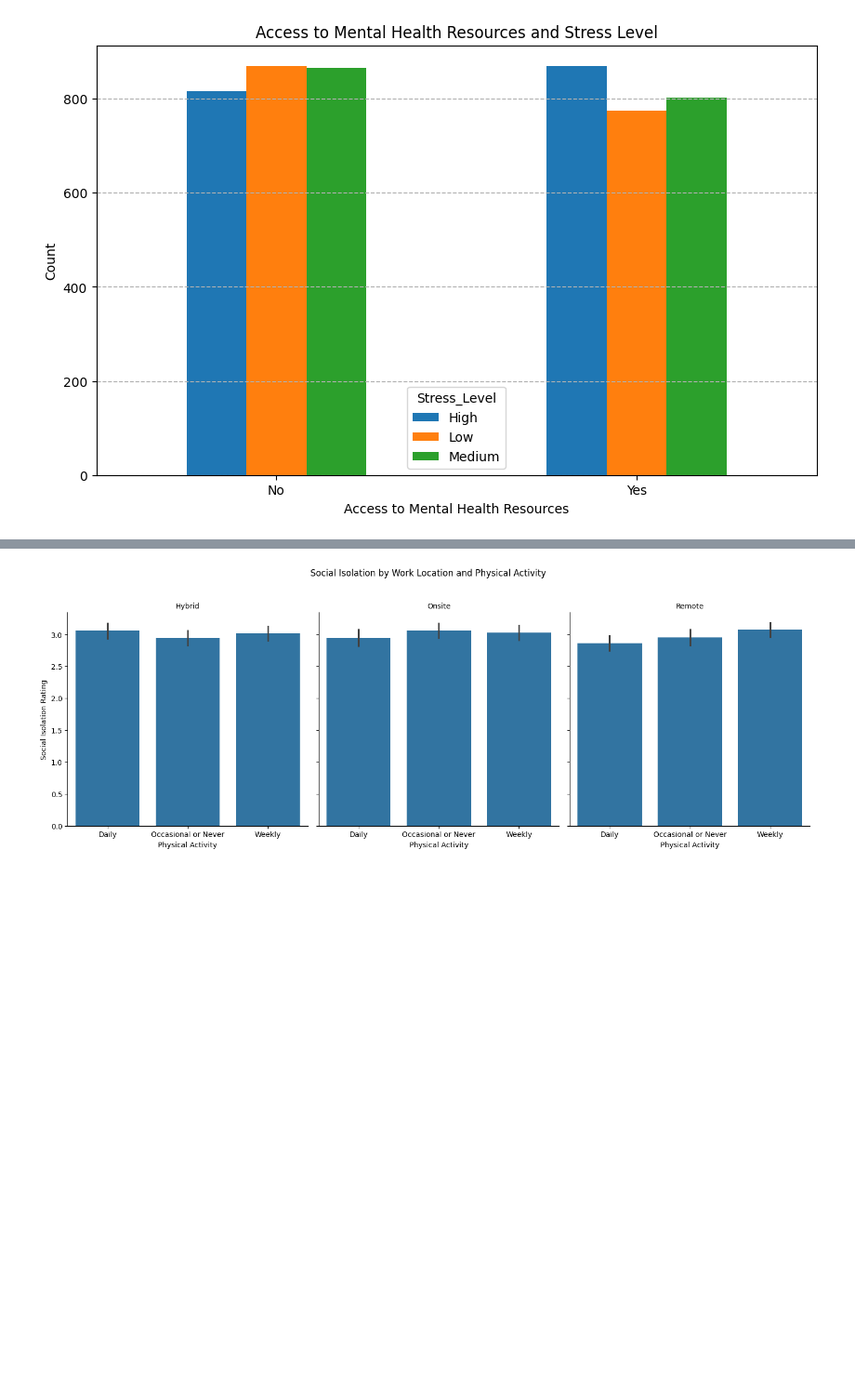
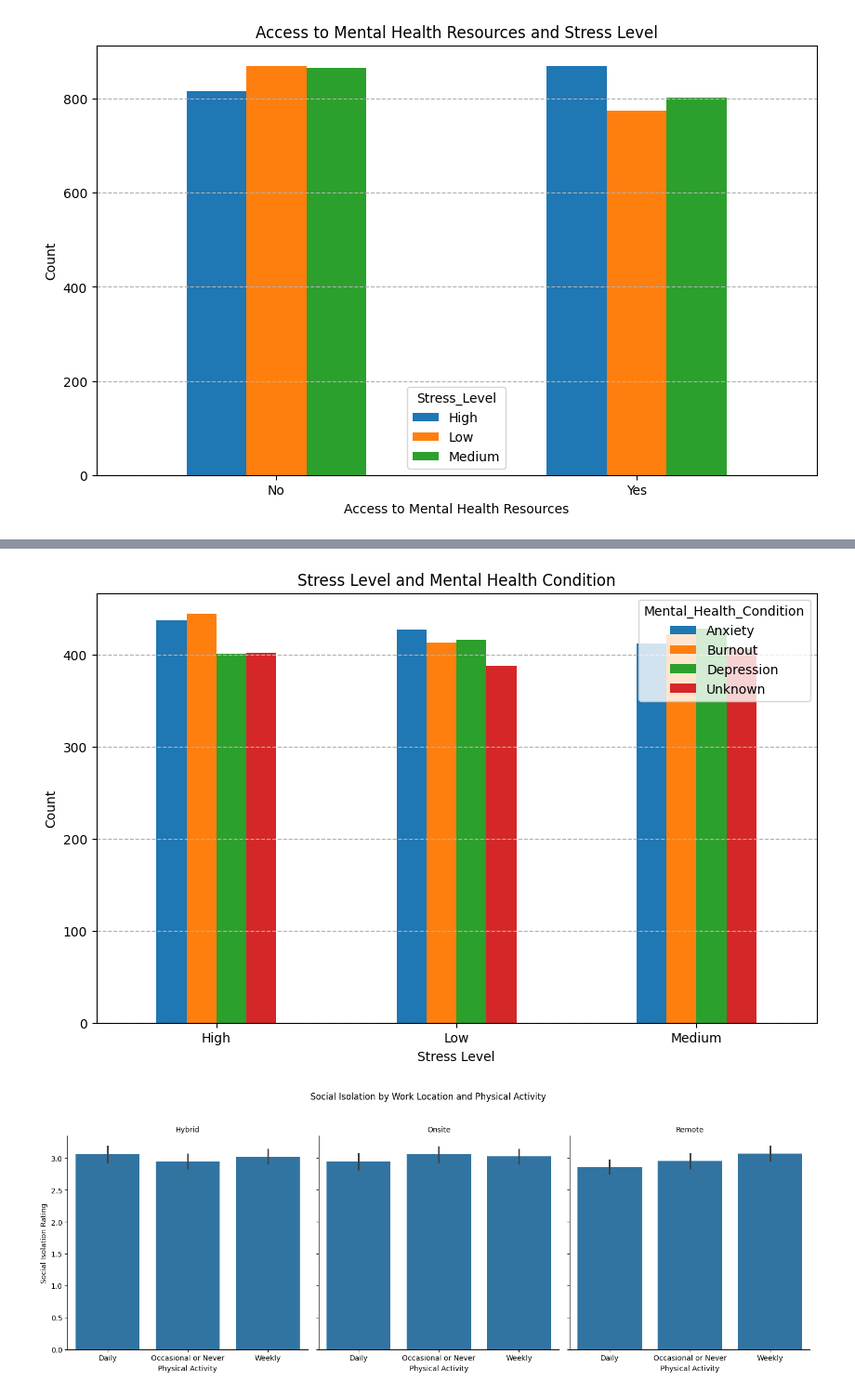
Before and after one commit to sibashisks/DataDrivenAnalysis_For_RemoteWork_And_MentalHealth, a Jupyter notebook: 03-EDA.ipynb, the cells around one changed output, grey strips where cells are left out. Shown at 93% size. Cells and saved outputs as stored; diff of their text form; code cells hidden in the pictures; blank space fills up the shorter version.

```diff
--- a/03-EDA.ipynb
+++ b/03-EDA.ipynb
@@ -112,3 +112,12 @@ plt.show()
+# %%
+# Stress Level and Mental Health Conditions
+df.groupby(['Stress_Level', 'Mental_Health_Condition'], observed = False).size().unstack().plot(kind = 'bar',
+            xlabel = 'Stress Level', ylabel = 'Count', title = 'Stress Level and Mental Health Condition', figsize = (10, 6))
+plt.grid(axis = 'y', linestyle = '--')
+plt.xticks(rotation = 0)
+plt.show()
+# %% [output]
+[figure, added]
 # %%
 # Work Location, Social Isolation, and Physical Activity
 catplt = sns.catplot(x = 'Physical_Activity', y = 'Social_Isolation_Rating', col = 'Work_Location', data = df, kind = 'bar')
```
Also changed, not shown: parts of 13 cells of this notebook.
